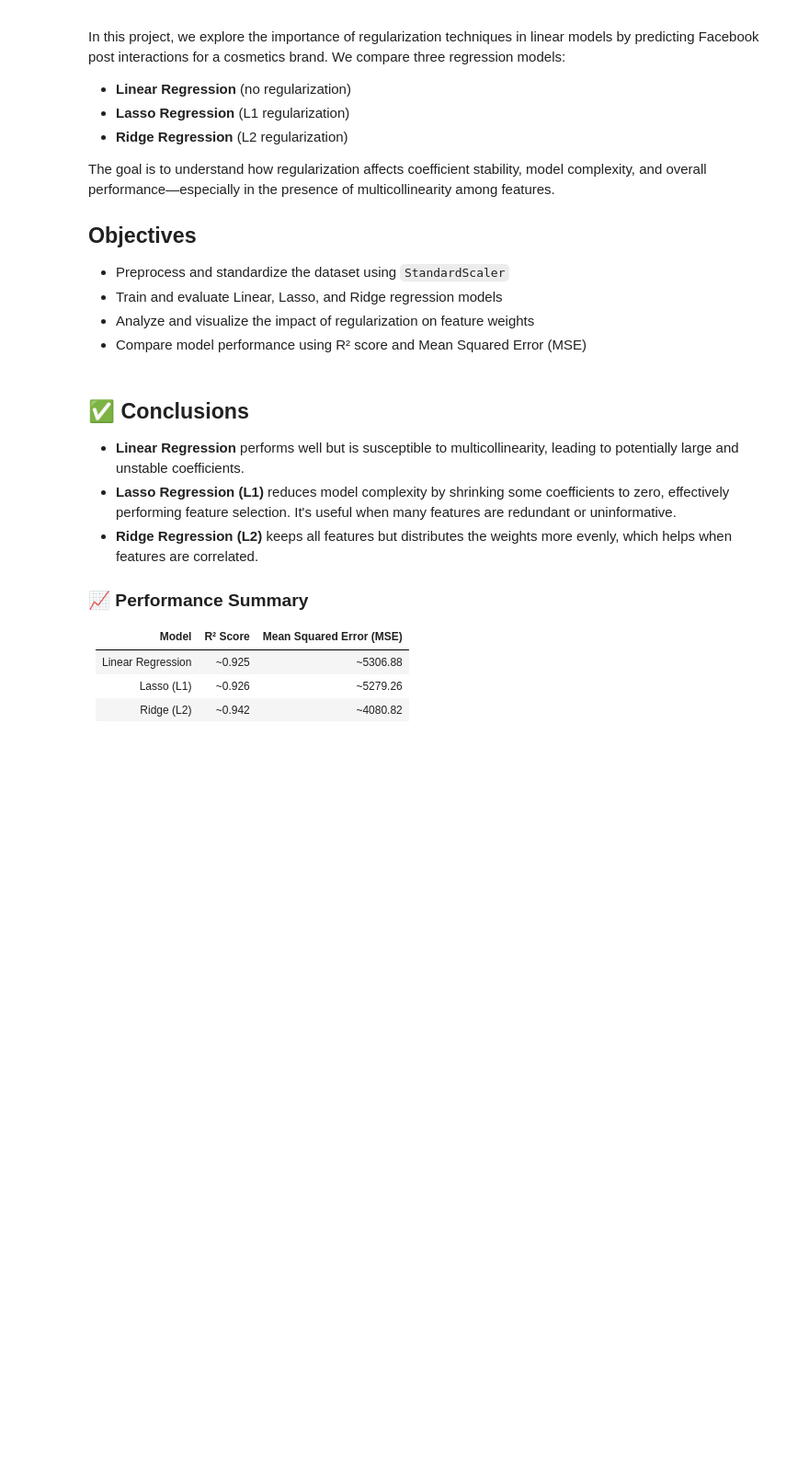
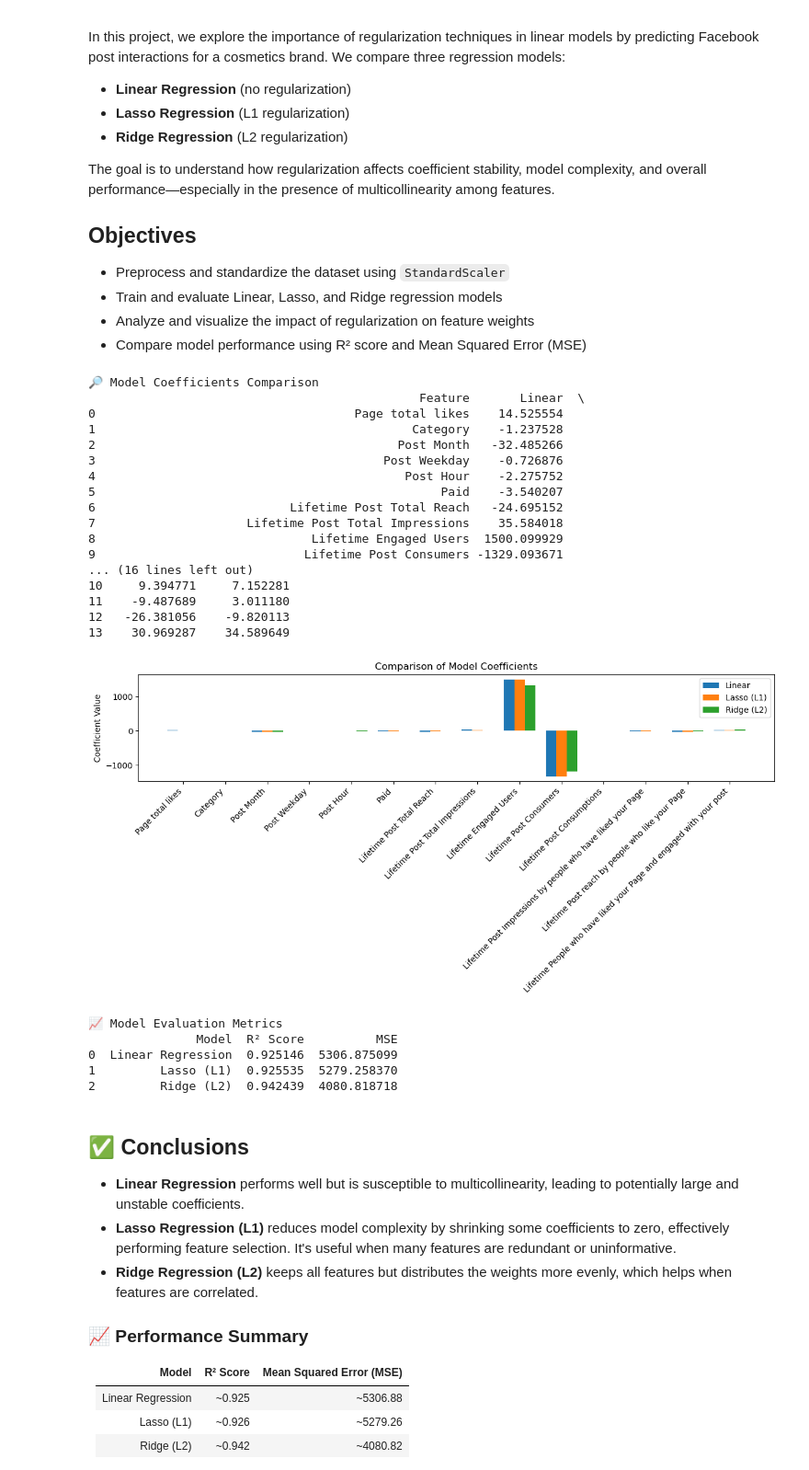
Before and after one commit to DanyHook/facebook-engagement-prediction, a Jupyter notebook: regularization_linear_models_facebook.ipynb, the cells around one changed output. Shown: that part at 92% size. Saved outputs shown, nothing was run; the diff lists cells and outputs as text; code cells hidden in the pictures; blank space fills up the shorter version.

Commit message:
Update regularization notebook with new results/plots

```diff
--- a/regularization_linear_models_facebook.ipynb
+++ b/regularization_linear_models_facebook.ipynb
@@ -27,7 +27,7 @@ from sklearn.preprocessing import StandardScaler
 from sklearn.metrics import mean_squared_error, r2_score
 
 # 📂 Load the dataset
-df = pd.read_csv('/mnt/data/dataset_facebook_cosmetics_us.csv', sep=';')
+df = pd.read_csv('datasets/dataset_facebook_cosmetics_us.csv', sep=';')
 
 # 🎯 Separate features and target
 X = df.drop('Total Interactions', axis=1)
@@ -72,33 +72,57 @@ width = 0.25
 plt.bar(x - width, coef_lr, width, label='Linear')
 plt.bar(x, coef_lasso, width, label='Lasso (L1)')
 plt.bar(x + width, coef_ridge, width, label='Ridge (L2)')
 plt.xticks(ticks=x, labels=feature_names, rotation=45, ha='right')
 plt.ylabel('Coefficient Value')
 plt.title('Comparison of Model Coefficients')
 plt.legend()
 plt.tight_layout()
 plt.show()
 
 # 🧪 Evaluate models
 y_pred_lr = lr.predict(X_test_scaled)
 y_pred_lasso = lasso.predict(X_test_scaled)
 y_pred_ridge = ridge.predict(X_test_scaled)
 
 metrics = pd.DataFrame({
     'Model': ['Linear Regression', 'Lasso (L1)', 'Ridge (L2)'],
     'R² Score': [
         r2_score(y_test, y_pred_lr),
         r2_score(y_test, y_pred_lasso),
         r2_score(y_test, y_pred_ridge)
     ],
     'MSE': [
         mean_squared_error(y_test, y_pred_lr),
         mean_squared_error(y_test, y_pred_lasso),
         mean_squared_error(y_test, y_pred_ridge)
     ]
 })
 print("📈 Model Evaluation Metrics")
 print(metrics)
+# %% [output]
+🔎 Model Coefficients Comparison
+                                              Feature       Linear  \
+0                                    Page total likes    14.525554
+1                                            Category    -1.237528
+2                                          Post Month   -32.485266
+3                                        Post Weekday    -0.726876
+4                                           Post Hour    -2.275752
+5                                                Paid    -3.540207
+6                           Lifetime Post Total Reach   -24.695152
+7                     Lifetime Post Total Impressions    35.584018
+8                              Lifetime Engaged Users  1500.099929
+9                             Lifetime Post Consumers -1329.093671
+... (16 lines left out)
+10     9.394771     7.152281
+11    -9.487689     3.011180
+12   -26.381056    -9.820113
+13    30.969287    34.589649
+[figure, added]
+📈 Model Evaluation Metrics
+               Model  R² Score          MSE
+0  Linear Regression  0.925146  5306.875099
+1         Lasso (L1)  0.925535  5279.258370
+2         Ridge (L2)  0.942439  4080.818718
 # %% [markdown]
 ## ✅ Conclusions
 
```
